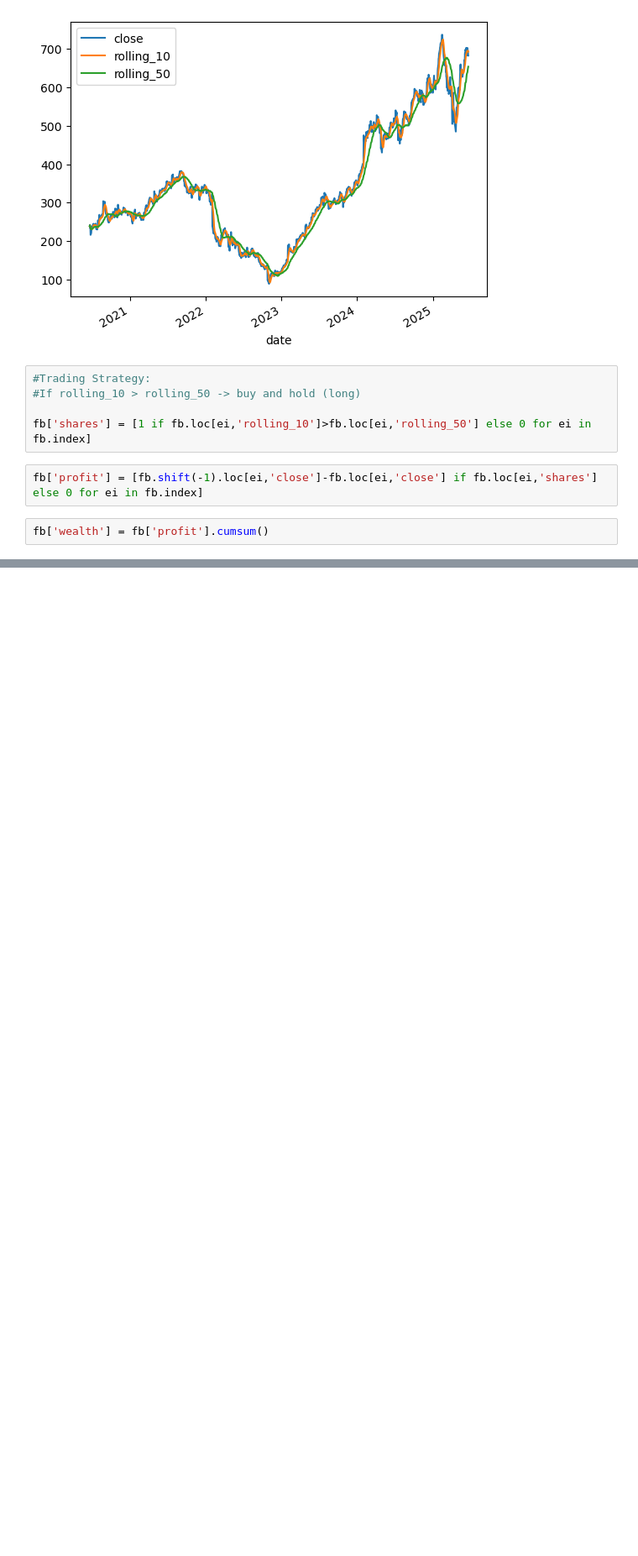
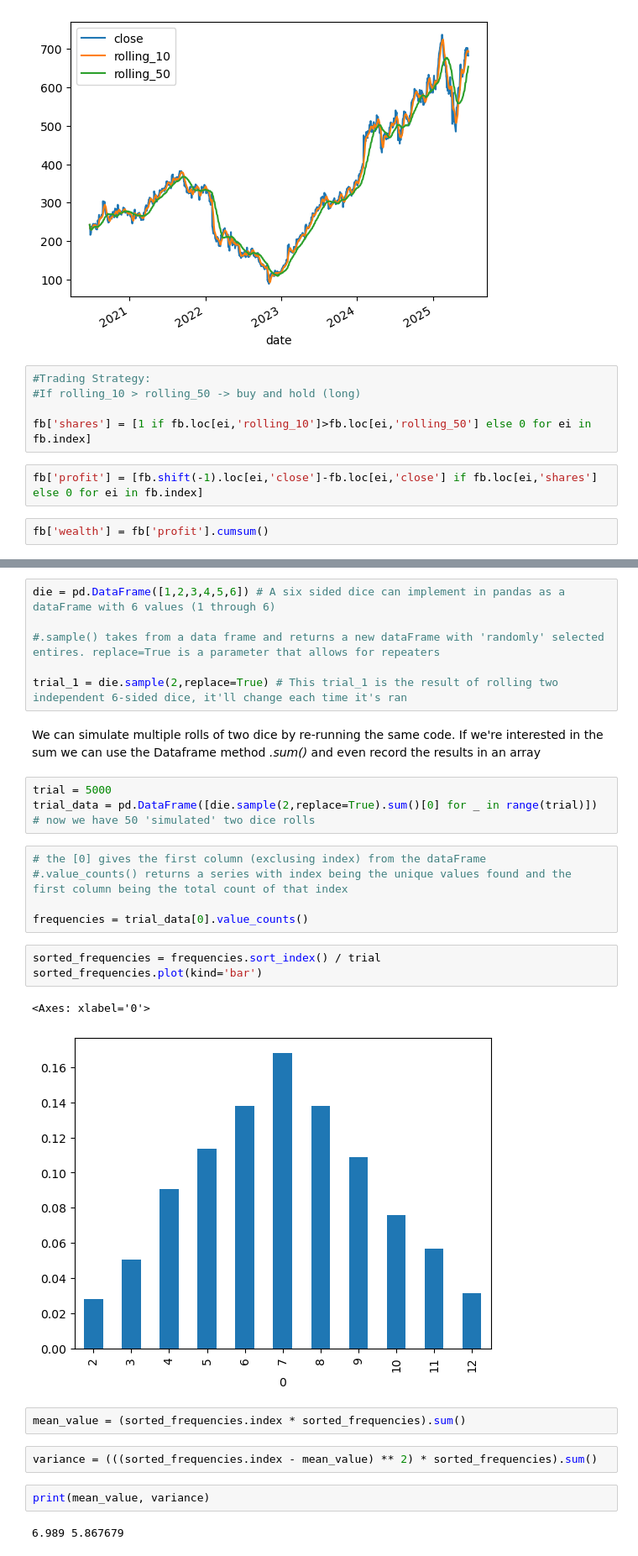
Before and after one commit to Acouvertier/phase_0_quant_foundations, a Jupyter notebook: phase_1_hku.ipynb, the cells around one changed output, grey strips where cells are left out. Shown at 84% size. Saved outputs shown, nothing was run; the diff lists cells and outputs as text; blank space fills up the shorter version.

```diff
--- a/phase_1_hku.ipynb
+++ b/phase_1_hku.ipynb
@@ -60,0 +80,30 @@ fb['wealth'].plot()
+# %%
+die = pd.DataFrame([1,2,3,4,5,6]) # A six sided dice can implement in pandas as a dataFrame with 6 values (1 through 6)
+
+#.sample() takes from a data frame and returns a new dataFrame with 'randomly' selected entires. replace=True is a parameter that allows for repeaters
+
+trial_1 = die.sample(2,replace=True) # This trial_1 is the result of rolling two independent 6-sided dice, it'll change each time it's ran
+# %% [markdown]
+We can simulate multiple rolls of two dice by re-running the same code. If we're interested in the sum we can use the Dataframe method *.sum()* and even record the results in an array
+# %%
+trial = 5000
+trial_data = pd.DataFrame([die.sample(2,replace=True).sum()[0] for _ in range(trial)]) # now we have 50 'simulated' two dice rolls
+# %%
+# the [0] gives the first column (exclusing index) from the dataFrame
+#.value_counts() returns a series with index being the unique values found and the first column being the total count of that index
+
+frequencies = trial_data[0].value_counts()
+# %%
+sorted_frequencies = frequencies.sort_index() / trial
+sorted_frequencies.plot(kind='bar')
+# %% [output]
+<Axes: xlabel='0'>
+[figure, added]
+# %%
+mean_value = (sorted_frequencies.index * sorted_frequencies).sum()
+# %%
+variance = (((sorted_frequencies.index - mean_value) ** 2) * sorted_frequencies).sum()
+# %%
+print(mean_value, variance)
+# %% [output]
+6.989 5.867679
```
Also changed, not shown: parts of 17 cells of this notebook, 3 other files.
